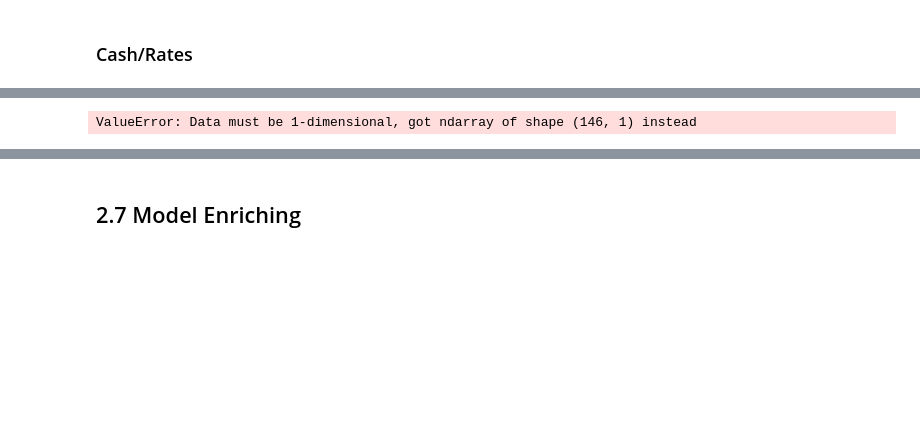
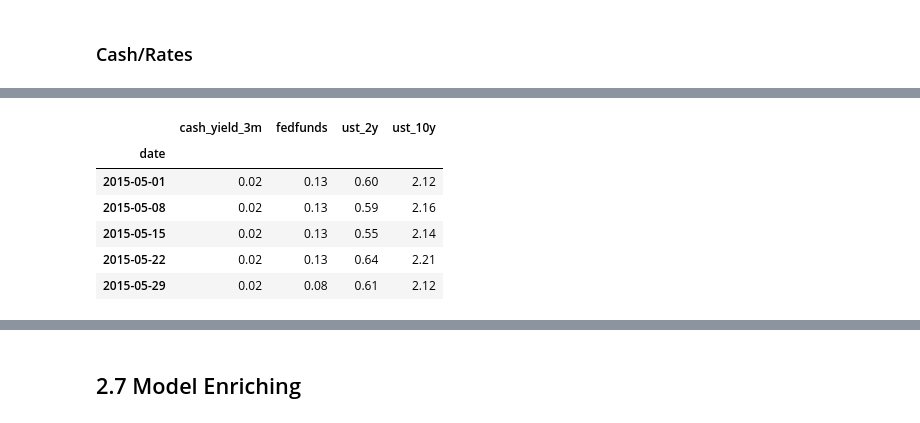
Before and after one commit to Yzc20060417/Systematic-Equities, a Jupyter notebook: Model.ipynb, the cells around one changed output, grey strips where cells are left out. Cells and saved outputs as stored; diff of their text form; code cells hidden in the pictures; blank space fills up the shorter version.

```diff
--- a/Model.ipynb
+++ b/Model.ipynb
@@ -608,7 +608,7 @@ etf_returns_weekly
 # %%
 os.environ["FRED_API_KEY"] = "656d2723f313fd2fe2e6fceb0b265613"
 # %%
-series_map={
+yield_series_map={
     "cash_yield_3m": "TB3MS",   # 3M T-bill yield (%)
     "fedfunds": "DFF",          # Effective fed funds (%)
     "ust_2y": "DGS2",           # 2Y Treasury yield (%)
@@ -694,9 +698,0 @@ AttributeError: 'NoneType' object has no attribute 'items'
-# %%
-cash_s = pd.Series(cash_df).copy()
-cash_s.index = pd.to_datetime(cash_s.index)
-cash_s = pd.to_numeric(cash_s,errors='coerce').sort_index()
-cash_s.name = 'TB3MS'
-cash_s_weekly = cash_s.resample('W-FRI').last().ffill()
-cash_s_weekly = cash_s_weekly.reindex(X_model_3.index).ffill()
-# %% [output]
-ValueError: Data must be 1-dimensional, got ndarray of shape (146, 1) instead
@@ -725,0 +702,10 @@ def fetch_fred_weekly(api_key, series_map, research_index=None, freq="W-FRI"):
+# %%
+s_weekly.head()
+# %% [output]
+|  | cash_yield_3m | fedfunds | ust_2y | ust_10y |
+| date |  |  |  |  |
+| 2015-05-01 | 0.02 | 0.13 | 0.60 | 2.12 |
+| 2015-05-08 | 0.02 | 0.13 | 0.59 | 2.16 |
+| 2015-05-15 | 0.02 | 0.13 | 0.55 | 2.14 |
+| 2015-05-22 | 0.02 | 0.13 | 0.64 | 2.21 |
+| 2015-05-29 | 0.02 | 0.08 | 0.61 | 2.12 |
```
Also changed, not shown: parts of 17 cells of this notebook, 1 other file.
